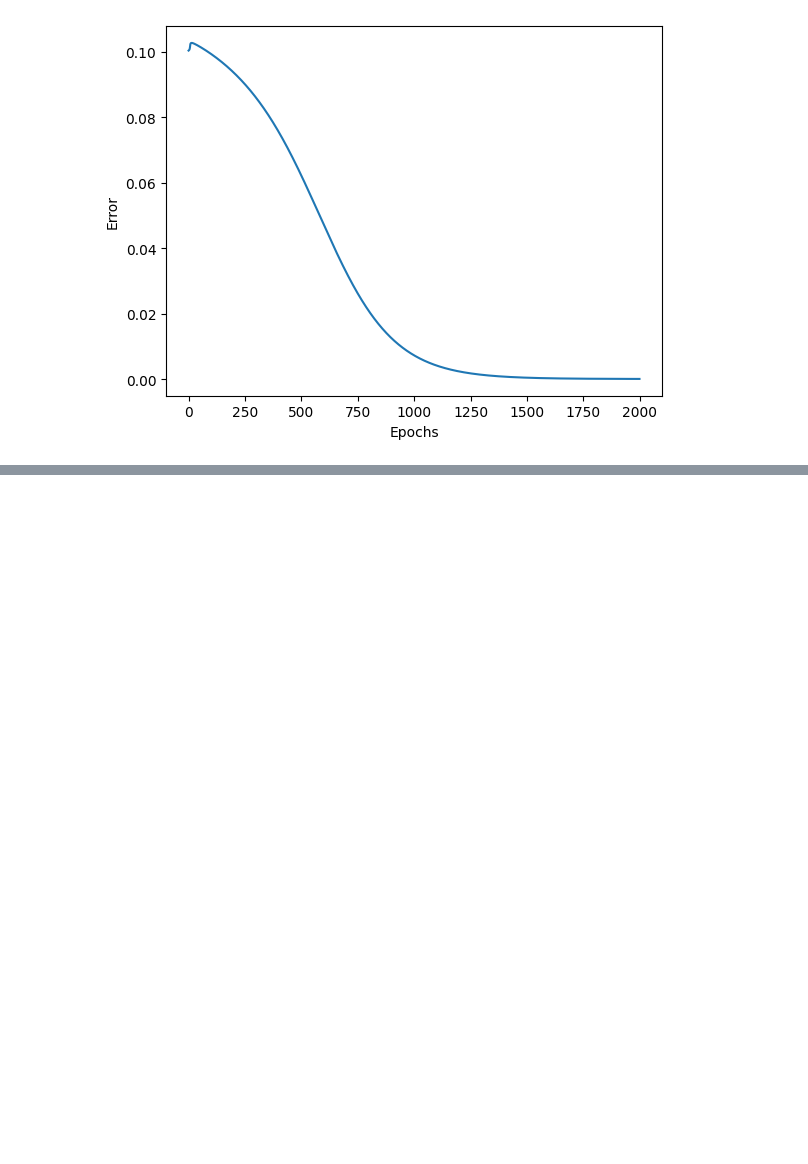
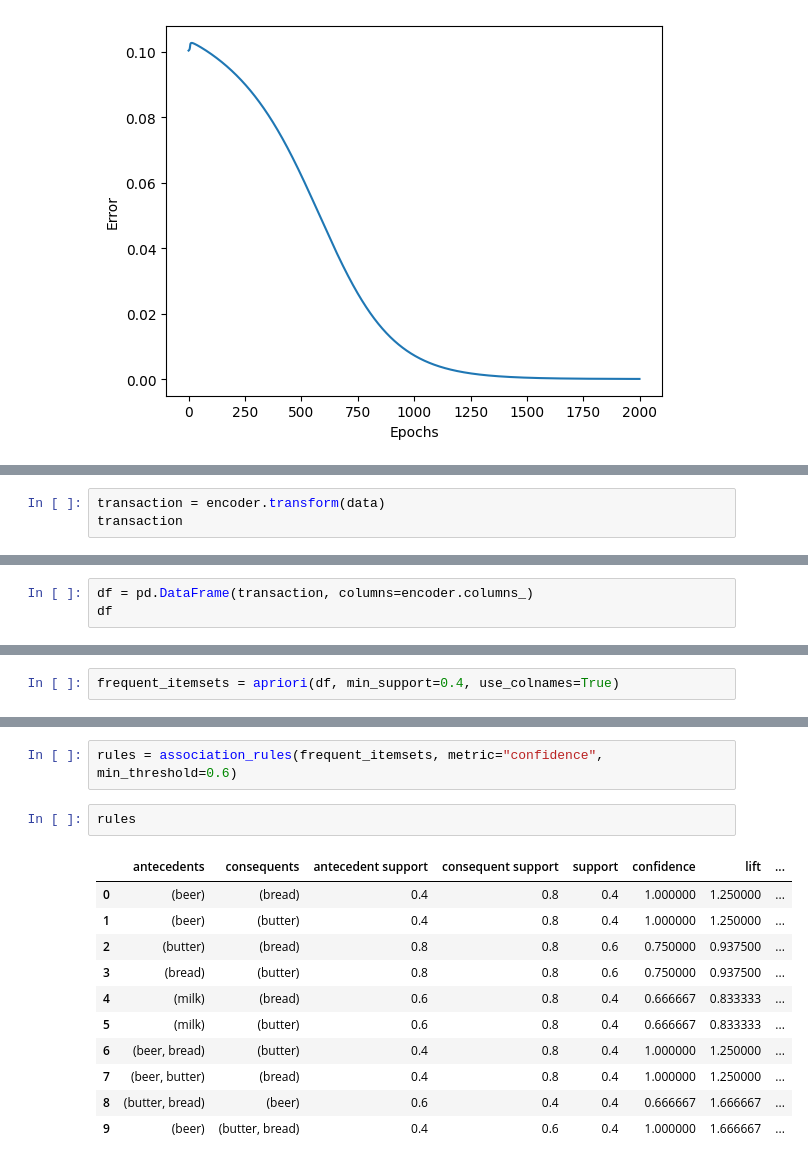
Before and after one commit to shahjamanbadhon/Data-Mining, a Jupyter notebook: Labfinal.ipynb, the cells around one changed output, grey strips where cells are left out. Drawn from its saved outputs; the diff is of its cells as text; blank space fills up the shorter version.

```diff
--- a/Labfinal.ipynb
+++ b/Labfinal.ipynb
@@ -104,0 +145,3 @@ plt.show()
+# %%
+transaction = encoder.transform(data)
+transaction
@@ -104,0 +154,3 @@ plt.show()
+# %%
+df = pd.DataFrame(transaction, columns=encoder.columns_)
+df
@@ -104,0 +164,2 @@ plt.show()
+# %%
+frequent_itemsets = apriori(df, min_support=0.4, use_colnames=True)
@@ -104,0 +180,16 @@ plt.show()
+# %%
+rules = association_rules(frequent_itemsets, metric="confidence", min_threshold=0.6)
+# %%
+rules
+# %% [output]
+|  | antecedents | consequents | antecedent support | consequent support | support | confidence | lift | ... |
+| 0 | (beer) | (bread) | 0.4 | 0.8 | 0.4 | 1.000000 | 1.250000 | ... |
+| 1 | (beer) | (butter) | 0.4 | 0.8 | 0.4 | 1.000000 | 1.250000 | ... |
+| 2 | (butter) | (bread) | 0.8 | 0.8 | 0.6 | 0.750000 | 0.937500 | ... |
+| 3 | (bread) | (butter) | 0.8 | 0.8 | 0.6 | 0.750000 | 0.937500 | ... |
+| 4 | (milk) | (bread) | 0.6 | 0.8 | 0.4 | 0.666667 | 0.833333 | ... |
+| 5 | (milk) | (butter) | 0.6 | 0.8 | 0.4 | 0.666667 | 0.833333 | ... |
+| 6 | (beer, bread) | (butter) | 0.4 | 0.8 | 0.4 | 1.000000 | 1.250000 | ... |
+| 7 | (beer, butter) | (bread) | 0.4 | 0.8 | 0.4 | 1.000000 | 1.250000 | ... |
+| 8 | (butter, bread) | (beer) | 0.6 | 0.4 | 0.4 | 0.666667 | 1.666667 | ... |
+| 9 | (beer) | (butter, bread) | 0.4 | 0.6 | 0.4 | 1.000000 | 1.666667 | ... |
```
Also changed, not shown: parts of 8 cells of this notebook.
